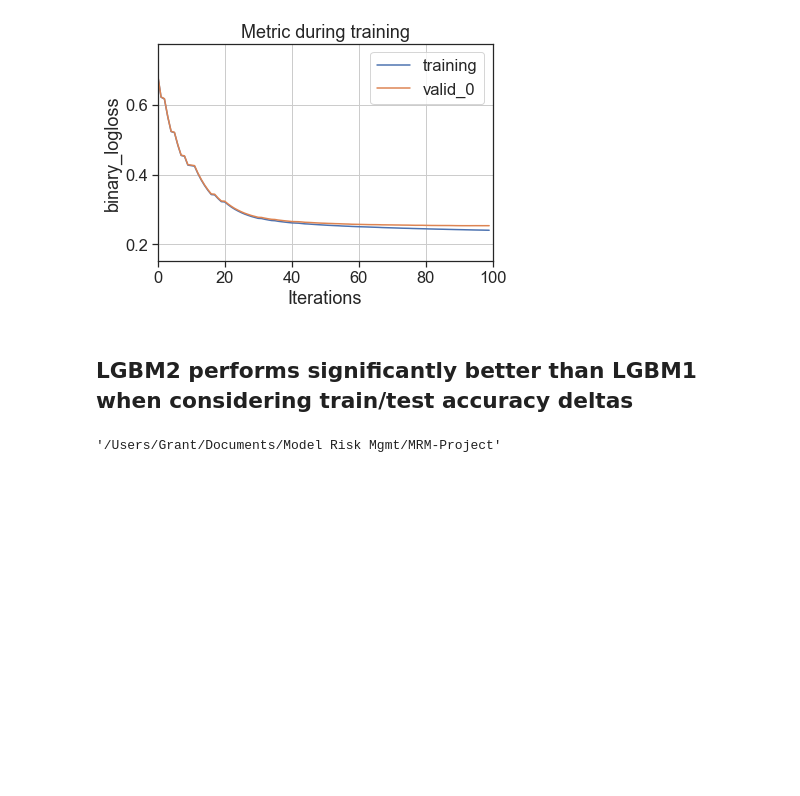
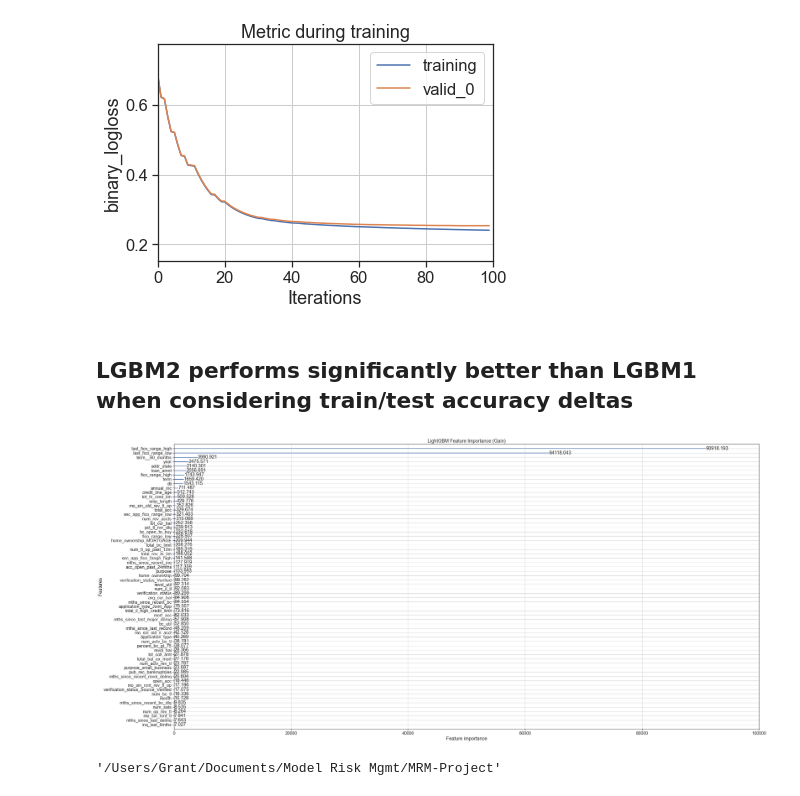
Before and after one commit to gthornton91/MRM-Project, a Jupyter notebook: ModelFixed.ipynb, the cells around one changed output. Drawn from its saved outputs; the diff is of its cells as text; code cells hidden in the pictures; blank space fills up the shorter version.

```diff
--- a/ModelFixed.ipynb
+++ b/ModelFixed.ipynb
@@ -182,6 +182,11 @@ Testing accuracy 0.9028
 [figure]
 # %% [markdown]
 ## LGBM2 performs significantly better than LGBM1 when considering train/test accuracy deltas
+# %%
+lgb.plot_importance(lgbm2, importance_type="gain", figsize=(40,20), title="LightGBM Feature Importance (Gain)")
+plt.show()
+# %% [output]
+[figure, added]
 # %%
 os.getcwd()
 # %% [output]
```
